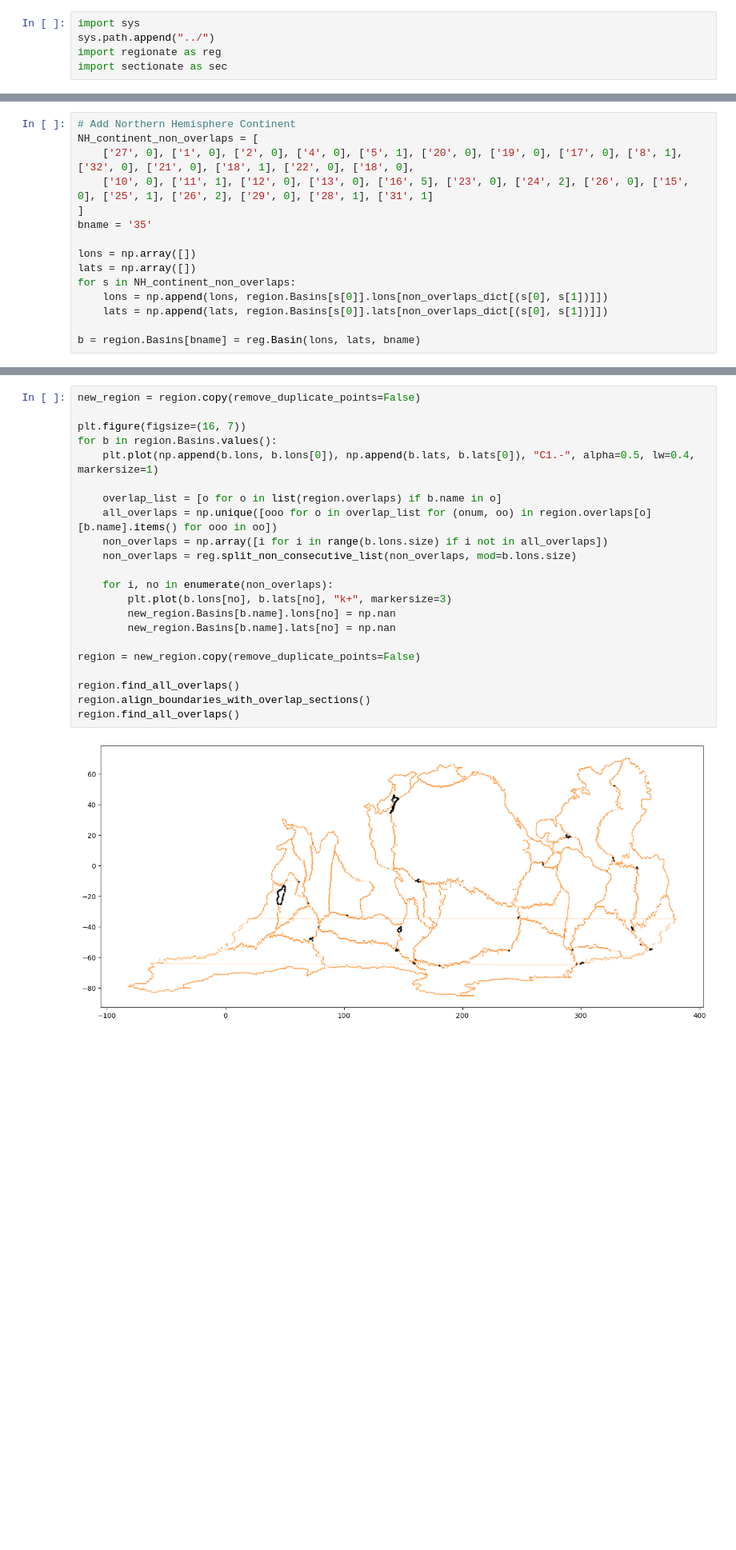
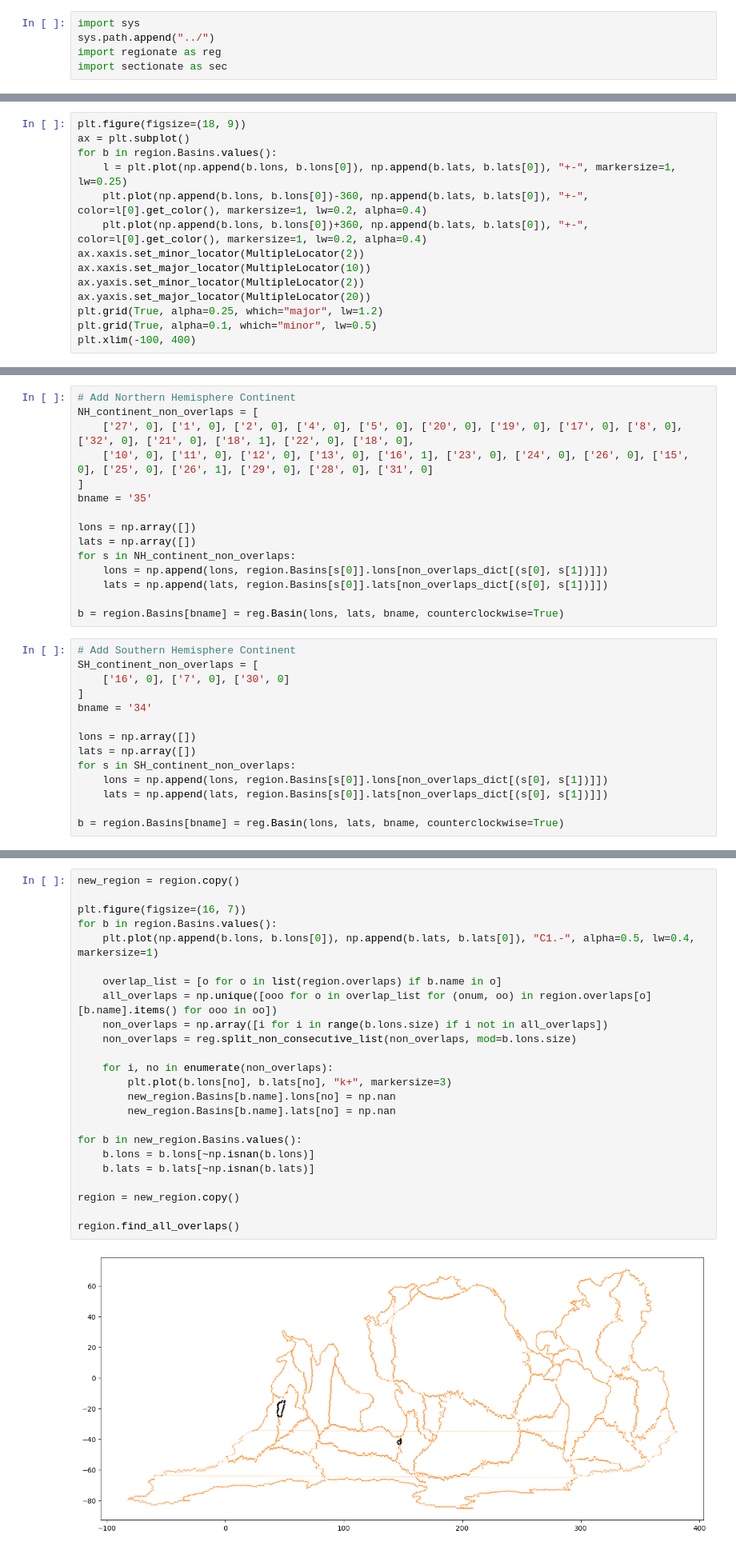
Before and after one commit to hdrake/regionate, a Jupyter notebook: examples/0a_cleanup_Purkey_basins.ipynb, the cells around one changed output, grey strips where cells are left out. Shown at 80% size. Cells and saved outputs as stored; diff of their text form; blank space fills up the shorter version.

Commit message:
Clean up Purkey boundaries, add land regions, and map to CM4 ocean grids

```diff
--- a/examples/0a_cleanup_Purkey_basins.ipynb
+++ b/examples/0a_cleanup_Purkey_basins.ipynb
@@ -28,0 +233,14 @@ region.find_all_overlaps()
+# %%
+plt.figure(figsize=(18, 9))
+ax = plt.subplot()
+for b in region.Basins.values():
+    l = plt.plot(np.append(b.lons, b.lons[0]), np.append(b.lats, b.lats[0]), "+-", markersize=1, lw=0.25)
+    plt.plot(np.append(b.lons, b.lons[0])-360, np.append(b.lats, b.lats[0]), "+-", color=l[0].get_color(), markersize=1, lw=0.2, alpha=0.4)
+    plt.plot(np.append(b.lons, b.lons[0])+360, np.append(b.lats, b.lats[0]), "+-", color=l[0].get_color(), markersize=1, lw=0.2, alpha=0.4)
+ax.xaxis.set_minor_locator(MultipleLocator(2))
+ax.xaxis.set_major_locator(MultipleLocator(10))
+ax.yaxis.set_minor_locator(MultipleLocator(2))
+ax.yaxis.set_major_locator(MultipleLocator(20))
+plt.grid(True, alpha=0.25, which="major", lw=1.2)
+plt.grid(True, alpha=0.1, which="minor", lw=0.5)
+plt.xlim(-100, 400)
@@ -61,8 +287,8 @@ b = region.Basins[bname] = reg.Basin(lons, lats, bname)
 # %%
 # Add Northern Hemisphere Continent
 NH_continent_non_overlaps = [
-    ['27', 0], ['1', 0], ['2', 0], ['4', 0], ['5', 1], ['20', 0], ['19', 0], ['17', 0], ['8', 1], ['32', 0], ['21', 0], ['18', 1], ['22', 0], ['18', 0],
-    ['10', 0], ['11', 1], ['12', 0], ['13', 0], ['16', 5], ['23', 0], ['24', 2], ['26', 0], ['15', 0], ['25', 1], ['26', 2], ['29', 0], ['28', 1], ['31', 1]
+    ['27', 0], ['1', 0], ['2', 0], ['4', 0], ['5', 0], ['20', 0], ['19', 0], ['17', 0], ['8', 0], ['32', 0], ['21', 0], ['18', 1], ['22', 0], ['18', 0],
+    ['10', 0], ['11', 0], ['12', 0], ['13', 0], ['16', 1], ['23', 0], ['24', 0], ['26', 0], ['15', 0], ['25', 0], ['26', 1], ['29', 0], ['28', 0], ['31', 0]
 ]
 bname = '35'
 
@@ -72,6 +298,20 @@ for s in NH_continent_non_overlaps:
     lons = np.append(lons, region.Basins[s[0]].lons[non_overlaps_dict[(s[0], s[1])]])
     lats = np.append(lats, region.Basins[s[0]].lats[non_overlaps_dict[(s[0], s[1])]])
 
-b = region.Basins[bname] = reg.Basin(lons, lats, bname)
+b = region.Basins[bname] = reg.Basin(lons, lats, bname, counterclockwise=True)
+# %%
+# Add Southern Hemisphere Continent
+SH_continent_non_overlaps = [
+    ['16', 0], ['7', 0], ['30', 0]
+]
+bname = '34'
+
+lons = np.array([])
+lats = np.array([])
+for s in SH_continent_non_overlaps:
+    lons = np.append(lons, region.Basins[s[0]].lons[non_overlaps_dict[(s[0], s[1])]])
+    lats = np.append(lats, region.Basins[s[0]].lats[non_overlaps_dict[(s[0], s[1])]])
+
+b = region.Basins[bname] = reg.Basin(lons, lats, bname, counterclockwise=True)
 # %%
 region.find_all_overlaps()
@@ -105,27 +343,29 @@ plt.grid(True, alpha=0.15)
 # %%
-new_region = region.copy(remove_duplicate_points=False)
+new_region = region.copy()
 
 plt.figure(figsize=(16, 7))
 for b in region.Basins.values():
     plt.plot(np.append(b.lons, b.lons[0]), np.append(b.lats, b.lats[0]), "C1.-", alpha=0.5, lw=0.4, markersize=1)
 
     overlap_list = [o for o in list(region.overlaps) if b.name in o]
     all_overlaps = np.unique([ooo for o in overlap_list for (onum, oo) in region.overlaps[o][b.name].items() for ooo in oo])
     non_overlaps = np.array([i for i in range(b.lons.size) if i not in all_overlaps])
     non_overlaps = reg.split_non_consecutive_list(non_overlaps, mod=b.lons.size)
 
     for i, no in enumerate(non_overlaps):
         plt.plot(b.lons[no], b.lats[no], "k+", markersize=3)
         new_region.Basins[b.name].lons[no] = np.nan
         new_region.Basins[b.name].lats[no] = np.nan
 
-region = new_region.copy(remove_duplicate_points=False)
+for b in new_region.Basins.values():
+    b.lons = b.lons[~np.isnan(b.lons)]
+    b.lats = b.lats[~np.isnan(b.lats)]
+
+region = new_region.copy()
 
 region.find_all_overlaps()
-region.align_boundaries_with_overlap_sections()
-region.find_all_overlaps()
 # %% [output]
-[figure, old version]
+[figure, new version]
 # %%
 plt.figure(figsize=(20, 13))
 for i, (bname, b) in enumerate(region.Basins.items()):
```
Also changed, not shown: parts of 23 cells of this notebook, 7 other files.
